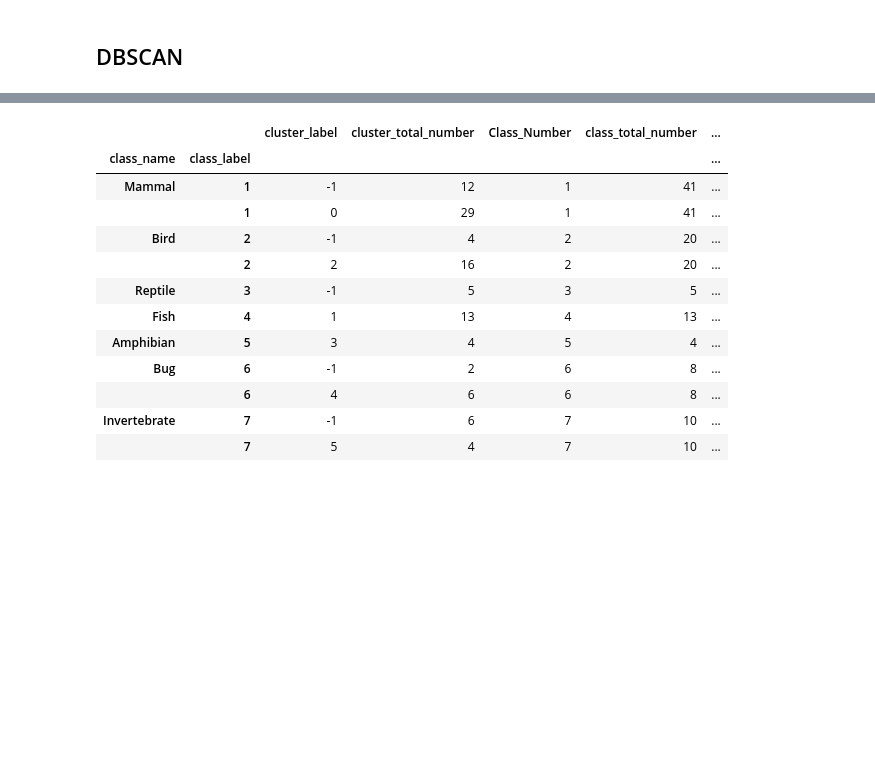
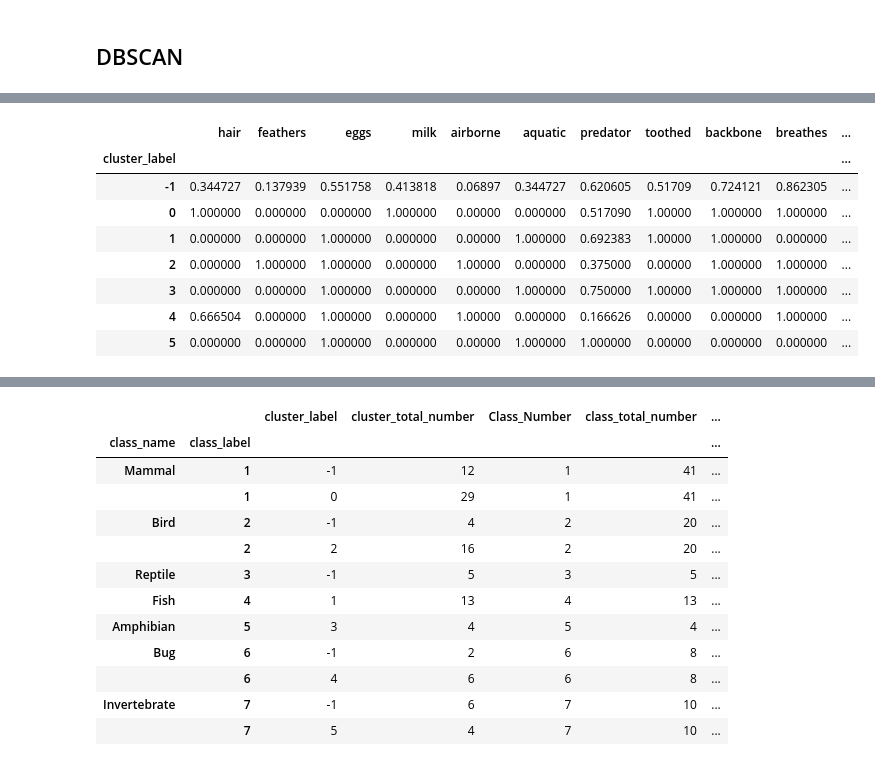
Before and after one commit to ffaundezcab/animal_classification, a Jupyter notebook: notebooks/model.ipynb, the cells around one changed output, grey strips where cells are left out. Cells and saved outputs as stored; diff of their text form; code cells hidden in the pictures; blank space fills up the shorter version.

```diff
--- a/notebooks/model.ipynb
+++ b/notebooks/model.ipynb
@@ -227,0 +395,12 @@ yhat, comp_table = create_comparation_table_clustering(dbsc, X, labels, dict_cla
+# %%
+pd.DataFrame(centroids_clusters_db, columns = X.columns).astype('float16')
+# %% [output]
+|  | hair | feathers | eggs | milk | airborne | aquatic | predator | toothed | backbone | breathes | ... |
+| cluster_label |  |  |  |  |  |  |  |  |  |  | ... |
+| -1 | 0.344727 | 0.137939 | 0.551758 | 0.413818 | 0.06897 | 0.344727 | 0.620605 | 0.51709 | 0.724121 | 0.862305 | ... |
+| 0 | 1.000000 | 0.000000 | 0.000000 | 1.000000 | 0.00000 | 0.000000 | 0.517090 | 1.00000 | 1.000000 | 1.000000 | ... |
+| 1 | 0.000000 | 0.000000 | 1.000000 | 0.000000 | 0.00000 | 1.000000 | 0.692383 | 1.00000 | 1.000000 | 0.000000 | ... |
+| 2 | 0.000000 | 1.000000 | 1.000000 | 0.000000 | 1.00000 | 0.000000 | 0.375000 | 0.00000 | 1.000000 | 1.000000 | ... |
+| 3 | 0.000000 | 0.000000 | 1.000000 | 0.000000 | 0.00000 | 1.000000 | 0.750000 | 1.00000 | 1.000000 | 1.000000 | ... |
+| 4 | 0.666504 | 0.000000 | 1.000000 | 0.000000 | 1.00000 | 0.000000 | 0.166626 | 0.00000 | 0.000000 | 1.000000 | ... |
+| 5 | 0.000000 | 0.000000 | 1.000000 | 0.000000 | 0.00000 | 1.000000 | 1.000000 | 0.00000 | 0.000000 | 0.000000 | ... |
```
Also changed, not shown: parts of 43 cells of this notebook.
